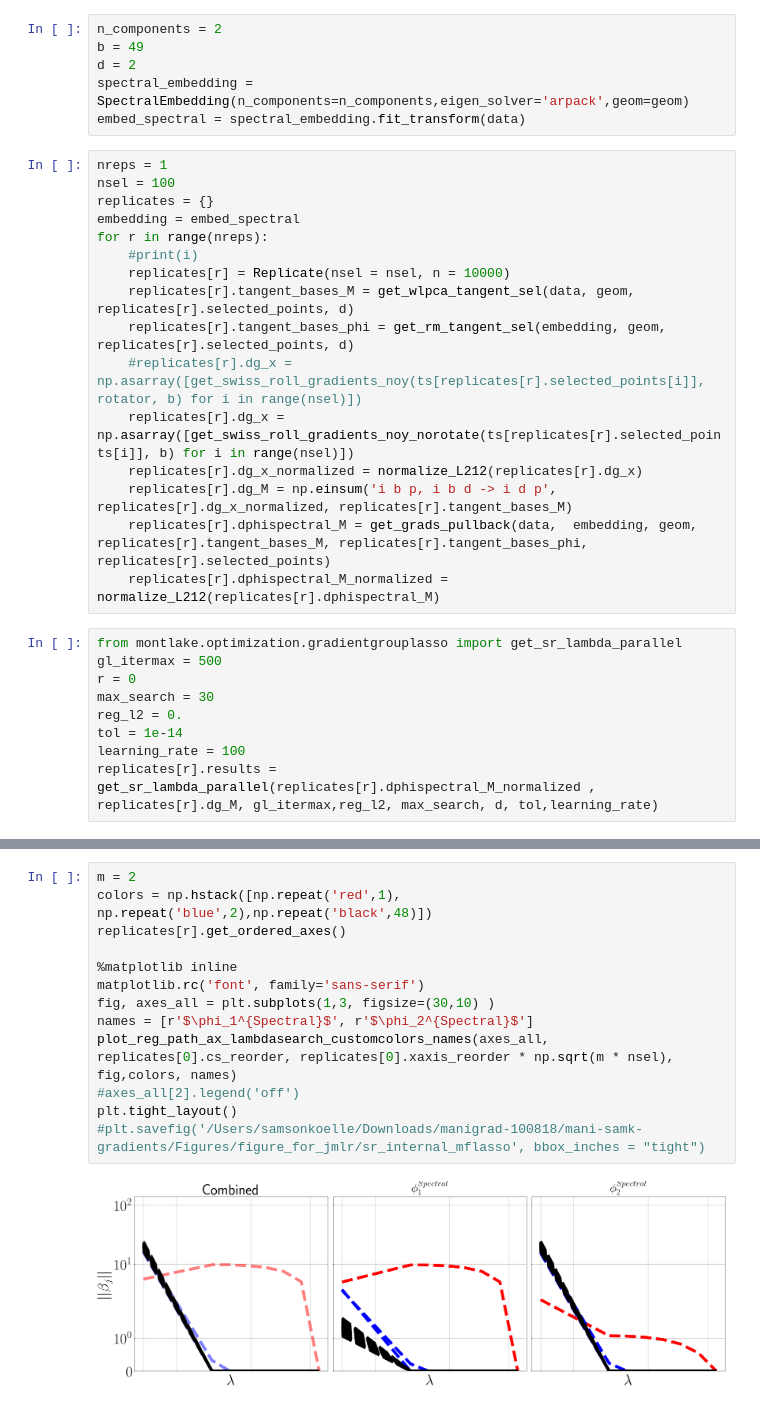
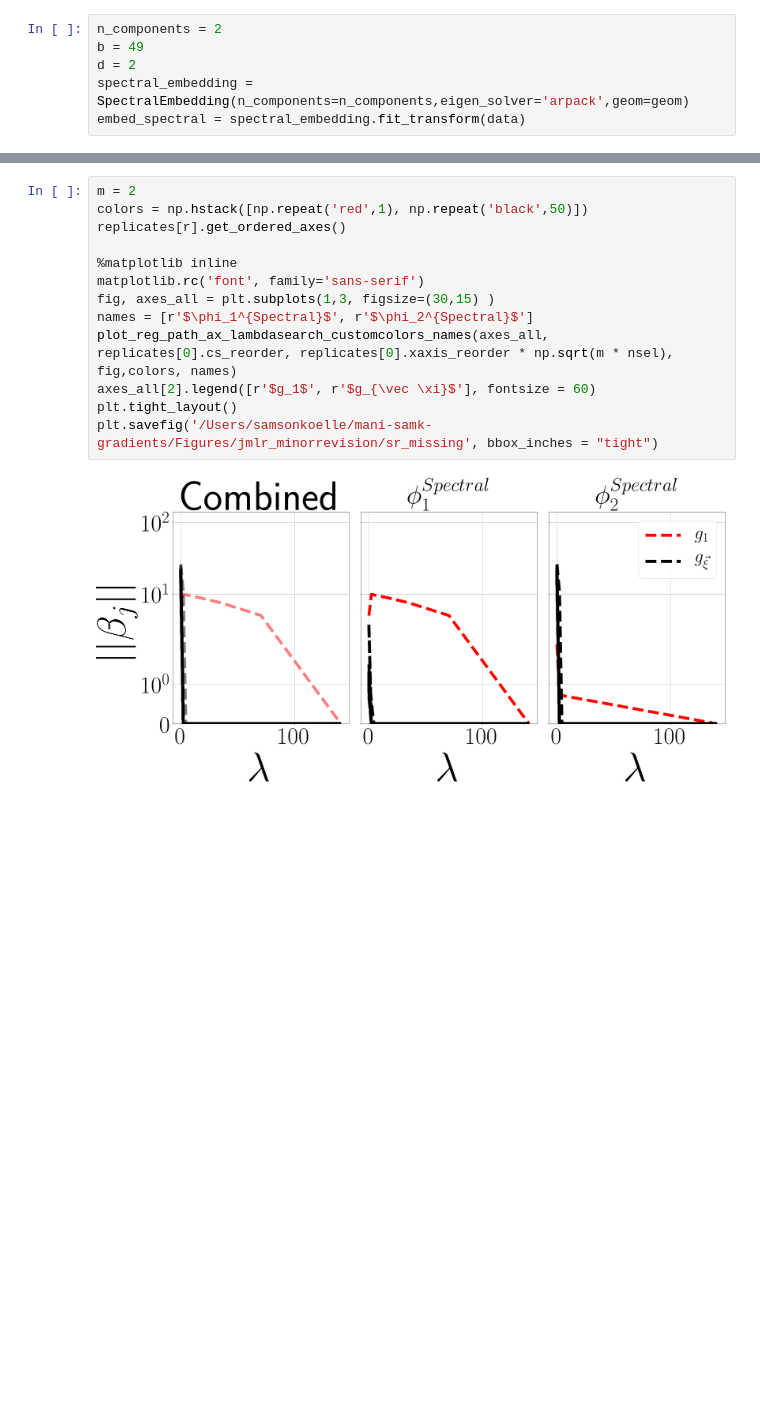
Before and after one commit to sjkoelle/montlake, a Jupyter notebook: experiments/swissroll_missingone.ipynb, the cells around one changed output, grey strips where cells are left out. Saved outputs shown, nothing was run; the diff lists cells and outputs as text; blank space fills up the shorter version.

```diff
--- a/experiments/swissroll_missingone.ipynb
+++ b/experiments/swissroll_missingone.ipynb
@@ -24,28 +82,3 @@ b = 49
 d = 2
 spectral_embedding = SpectralEmbedding(n_components=n_components,eigen_solver='arpack',geom=geom)
 embed_spectral = spectral_embedding.fit_transform(data)
-# %%
-nreps = 1
-nsel = 100
-replicates = {}
-embedding = embed_spectral
-for r in range(nreps):
-    #print(i)
-    replicates[r] = Replicate(nsel = nsel, n = 10000)
-    replicates[r].tangent_bases_M = get_wlpca_tangent_sel(data, geom, replicates[r].selected_points, d)
-    replicates[r].tangent_bases_phi = get_rm_tangent_sel(embedding, geom, replicates[r].selected_points, d)
-    #replicates[r].dg_x = np.asarray([get_swiss_roll_gradients_noy(ts[replicates[r].selected_points[i]], rotator, b) for i in range(nsel)])
-    replicates[r].dg_x = np.asarray([get_swiss_roll_gradients_noy_norotate(ts[replicates[r].selected_points[i]], b) for i in range(nsel)])
-    replicates[r].dg_x_normalized = normalize_L212(replicates[r].dg_x)
-    replicates[r].dg_M = np.einsum('i b p, i b d -> i d p', replicates[r].dg_x_normalized, replicates[r].tangent_bases_M)
-    replicates[r].dphispectral_M = get_grads_pullback(data,  embedding, geom, replicates[r].tangent_bases_M, replicates[r].tangent_bases_phi, replicates[r].selected_points)
-    replicates[r].dphispectral_M_normalized = normalize_L212(replicates[r].dphispectral_M)
-# %%
-from montlake.optimization.gradientgrouplasso import get_sr_lambda_parallel
-gl_itermax = 500
-r = 0
-max_search = 30
-reg_l2 = 0.
-tol = 1e-14
-learning_rate = 100
-replicates[r].results = get_sr_lambda_parallel(replicates[r].dphispectral_M_normalized , replicates[r].dg_M, gl_itermax,reg_l2, max_search, d, tol,learning_rate)
@@ -139,18 +133,18 @@ Selected functions [0 1]
 # %%
 m = 2
-colors = np.hstack([np.repeat('red',1), np.repeat('blue',2),np.repeat('black',48)])
+colors = np.hstack([np.repeat('red',1), np.repeat('black',50)])
 replicates[r].get_ordered_axes()
 
 %matplotlib inline
 matplotlib.rc('font', family='sans-serif')
-fig, axes_all = plt.subplots(1,3, figsize=(30,10) )
+fig, axes_all = plt.subplots(1,3, figsize=(30,15) )
 names = [r'$\phi_1^{Spectral}$', r'$\phi_2^{Spectral}$']
 plot_reg_path_ax_lambdasearch_customcolors_names(axes_all, replicates[0].cs_reorder, replicates[0].xaxis_reorder * np.sqrt(m * nsel), fig,colors, names)
-#axes_all[2].legend('off')
+axes_all[2].legend([r'$g_1$', r'$g_{\vec \xi}$'], fontsize = 60)
 plt.tight_layout()
-#plt.savefig('/Users/samsonkoelle/Downloads/manigrad-100818/mani-samk-gradients/Figures/figure_for_jmlr/sr_internal_mflasso', bbox_inches = "tight")
+plt.savefig('/Users/samsonkoelle/mani-samk-gradients/Figures/jmlr_minorrevision/sr_missing', bbox_inches = "tight")
 # %% [output]
-[figure, old version]
+[figure, new version]
 # %%
 data, rotator, ts, ys = get_swiss_roll_data(n = 10000, theta =np.pi / 4,xvar = 0.00, rotate = True, b = 49)
 radius = 1.88
```
Also changed, not shown: parts of 7 cells of this notebook, 8 other files.
